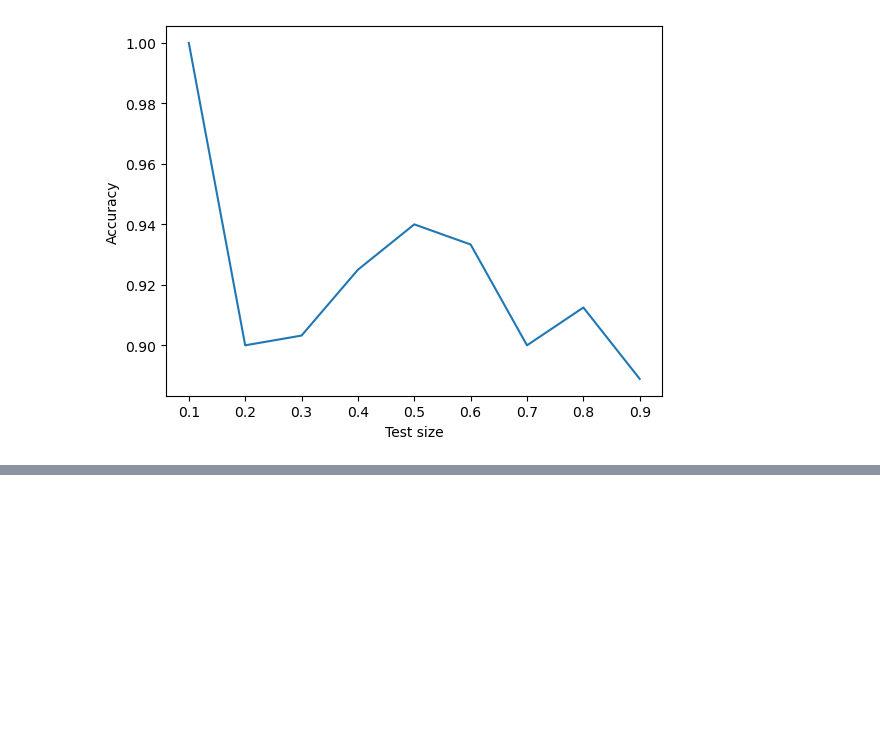
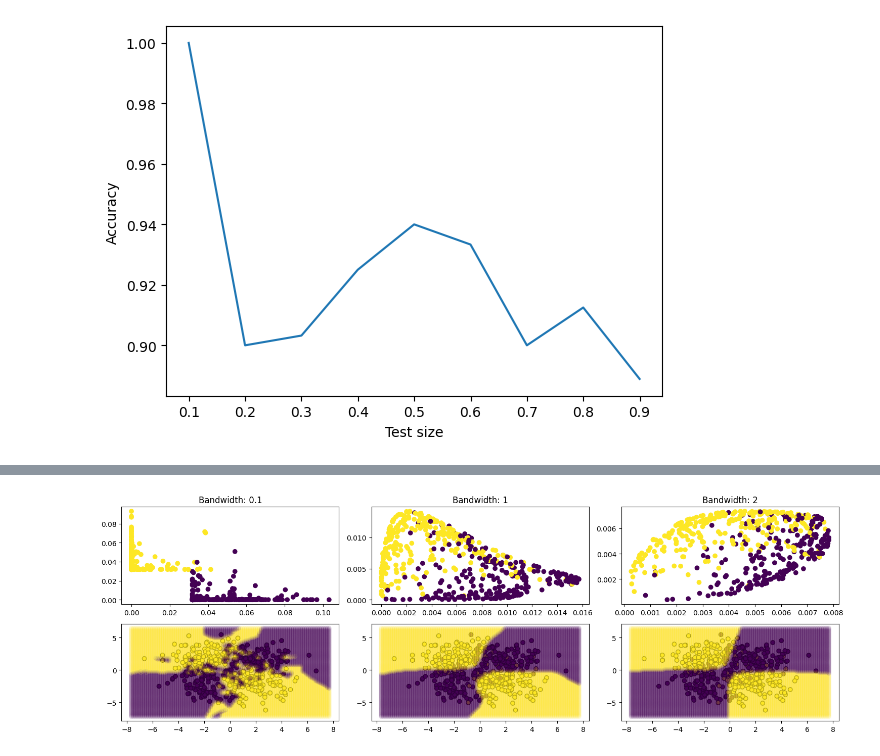
Before and after one commit to eduardo-ufmg/reconhecimento_de_padroes, a Jupyter notebook: kde_E1/kde_E1.ipynb, the cells around one changed output, grey strips where cells are left out. Saved outputs shown, nothing was run; the diff lists cells and outputs as text; code cells hidden in the pictures; blank space fills up the shorter version.

```diff
--- a/kde_E1/kde_E1.ipynb
+++ b/kde_E1/kde_E1.ipynb
@@ -233,0 +256,28 @@ plt.show()
+# %%
+hs = [0.1, 1, 2]
+
+fig, axs = plt.subplots(2, len(hs), figsize=(15, 5))
+
+for i, h in enumerate(hs):
+  bayeskde = BayesKDE(bandwidth=h)
+  bayeskde.fit(X, y)
+
+  logprobs = bayeskde.score_samples(X)
+  [Q0, Q1] = logprobs.T
+  Q0, Q1 = np.exp(Q0), np.exp(Q1)
+
+  axs[0, i].scatter(Q0, Q1, c=y)
+  axs[0, i].set_title(f'Bandwidth: {h}')
+
+  G = make_grid(X)
+
+  Z = bayeskde.predict(G)
+
+  axs[1, i].scatter(X[:, 0], X[:, 1], c=y, edgecolors='k')
+  axs[1, i].scatter(G[:, 0], G[:, 1], c=Z, alpha=0.1)
+
+plt.tight_layout()
+plt.savefig('xor_bw.png')
+plt.show()
+# %% [output]
+[figure, added]
```
Also changed, not shown: parts of 5 cells of this notebook, 14 other files.
